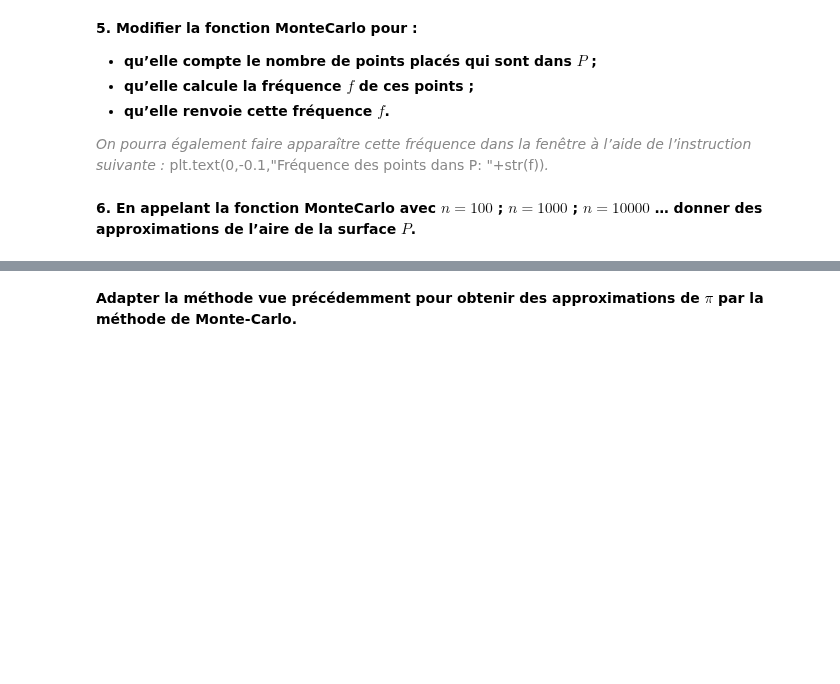
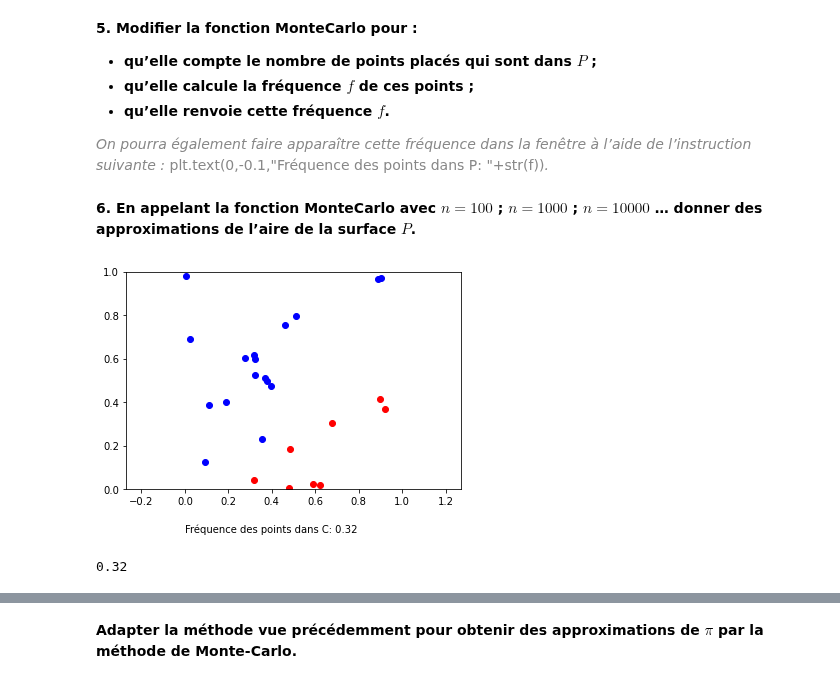
Before and after one commit to PythonLycee/PyLyc, a Jupyter notebook: Monte_Carlo.ipynb, the cells around one changed output, grey strips where cells are left out. Saved outputs shown, nothing was run; the diff lists cells and outputs as text; code cells hidden in the pictures; blank space fills up the shorter version.

```diff
--- a/Monte_Carlo.ipynb
+++ b/Monte_Carlo.ipynb
@@ -74,7 +107,44 @@ __5. Modifier la fonction MonteCarlo pour :__
+# %%
+# Modifier la fonction précédente et tester ici
+def MonteCarlo_3(n):
+
+    # initialisation du compteur de points dans P
+    compteur=0
+
+    for k in range(n):
+        # generation de coordonnees aleatoires entre 0 et 1 pour un point M dans C
+        x,y=random(),random()
+
+        if dans_P(x,y):
+            # placement du point M dans le repere (en rouge)
+            plt.scatter(x,y,color='red')
+            # incrementation du compteur
+            compteur = compteur+1
+        else:
+            # placement du point M dans le repere (en bleu)
+            plt.scatter(x,y,color='blue')
+
+    # calcul de la fréquence de points dans P
+    f=compteur/n
+    # affichage de la frequence dans la fenetre
+    plt.text(0,-0.2,"Fréquence des points dans C: "+str(f))
+
+    # reglage des bornes des axes du repere
+    #
+    plt.axis('equal')
+    plt.axis([0,1,0,1])
+    # ouverture de la fenetre graphique et affichage
+    plt.show()
+
+    return f
 # %% [markdown]
 __6. En appelant la fonction MonteCarlo avec $n=100$ ; $n=1000$ ; $n=10000$ … donner des approximations de l’aire de la surface $P$.__
 # %%
 # Modifier la fonction précédente et tester ici
+MonteCarlo_3(25)
+# %% [output]
+[figure, added]
+0.32
 # %% [markdown]
 __7. On considère la surface $ D=\left\{  \;M(x;y) \; /  \; 0 \leqslant x \leqslant 1  \;; \; 0 \leqslant y \leqslant 1  \;; \; x²+y² \leqslant 1  \; \right\} $.__
 
```
Also changed, not shown: parts of 8 cells of this notebook, 1 other file.
